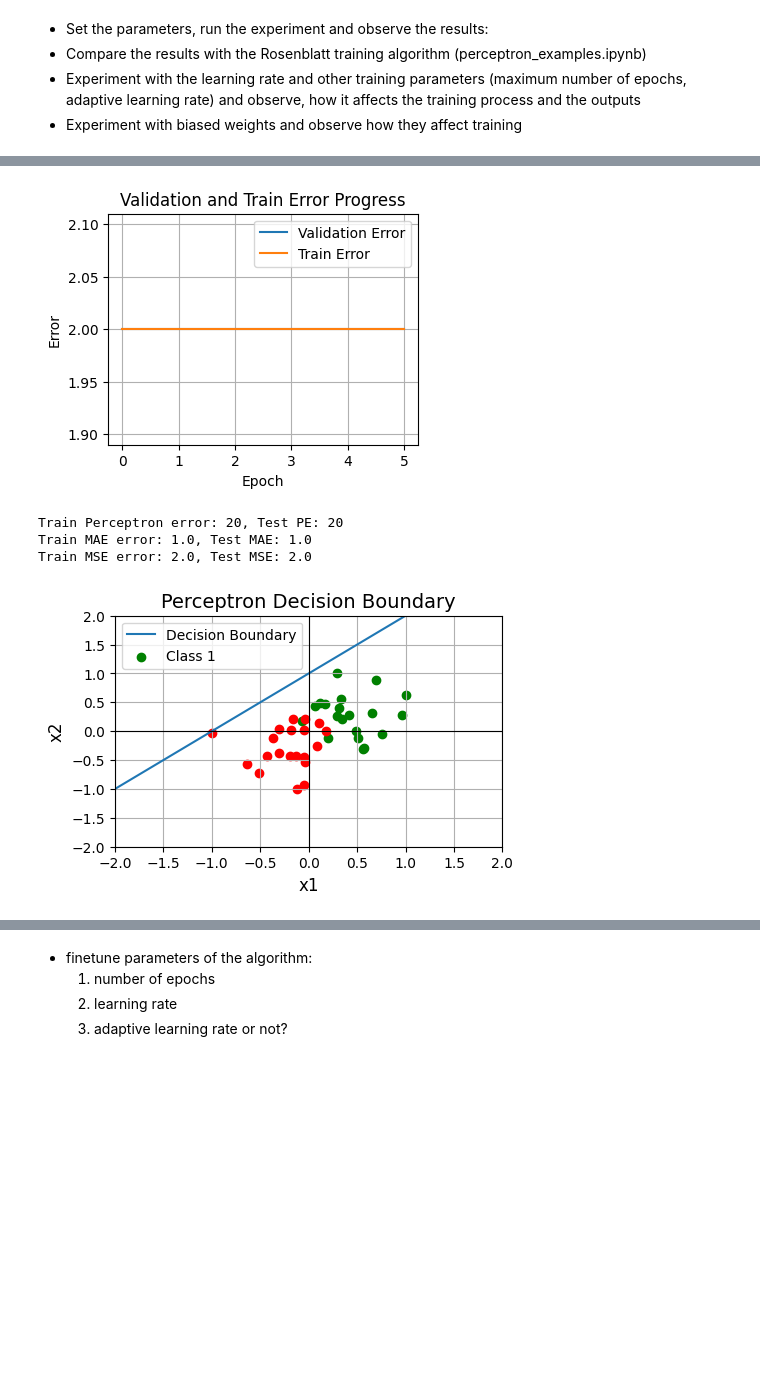
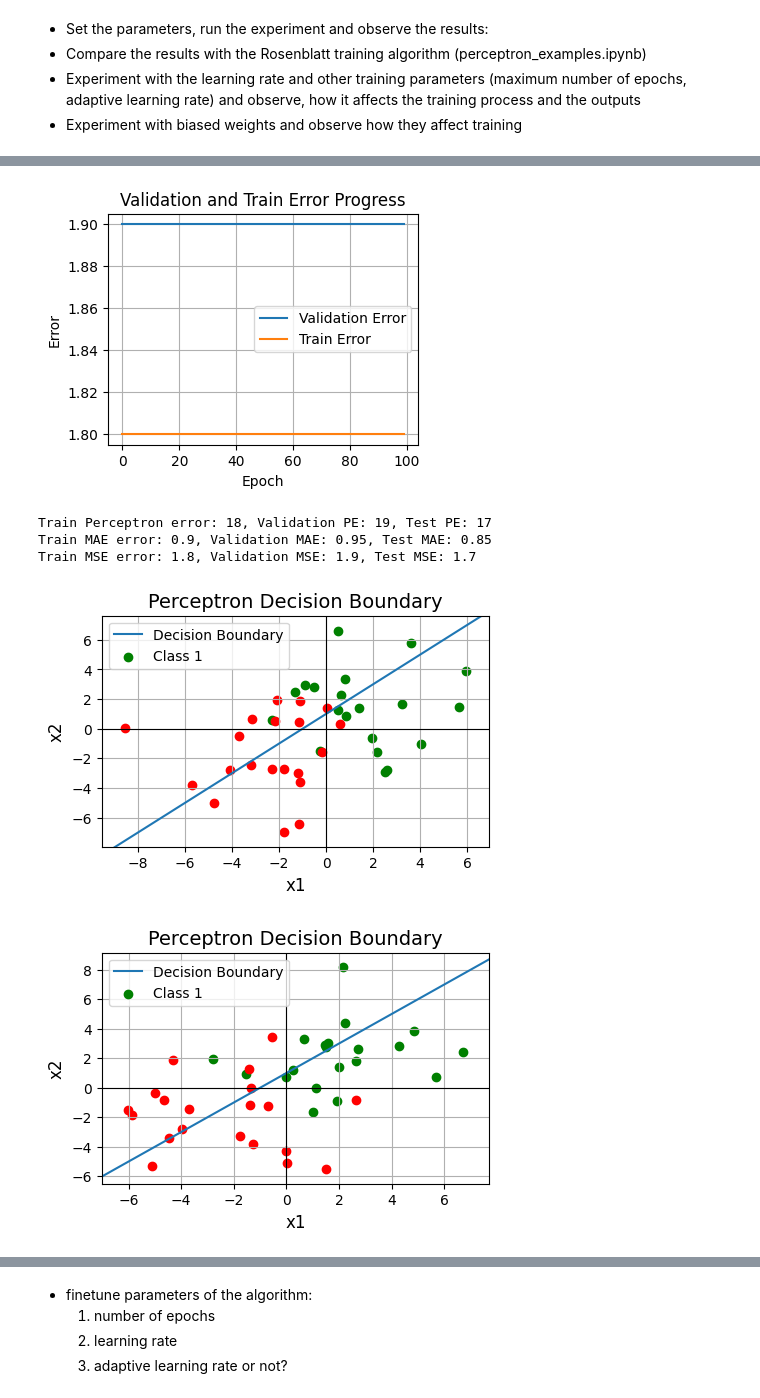
Before and after one commit to reitezuz/18NES1-2026, a Jupyter notebook: week04/tanh_perceptron.ipynb, the cells around one changed output, grey strips where cells are left out. Drawn from its saved outputs; the diff is of its cells as text; code cells hidden in the pictures; blank space fills up the shorter version.

```diff
--- a/week04/tanh_perceptron.ipynb
+++ b/week04/tanh_perceptron.ipynb
@@ -815,10 +823,14 @@ Train MSE error: 0.21840886221327555, Test MSE: 0.2164365348014463
 # %% [markdown]
 ## Example 3:  Randomly Generated Clustered Data
 # %%
-def example_random_clusters(N = 40, spread = 2.0):
+def example_random_clusters(N = 40, spread = 2.5):
     """ Generate two separable clusters """
     cluster_1 = np.random.randn(N//2, 2) * spread + np.array([2, 2])
     cluster_2 = np.random.randn(N//2, 2) * spread + np.array([-2, -2])
     inputs = np.vstack((cluster_1, cluster_2))
     true_outputs = np.hstack((np.ones(N//2), -np.ones(N//2)))  # Labels for clusters
     return inputs, true_outputs.flatten()
+
+# vizualize the clusters
+inputs, true_outputs = example_random_clusters()
+plt.scatter(inputs[:, 0], inputs[:, 1], c=true_outputs)
@@ -930,11 +948,11 @@ adaptive_learning_rate = True #False
 min_error = 0.0001
 epochs = 100
 variant = "iterative" #"batch" #"iterative"
-max_validation_steps = 5 #  early stopping
+max_validation_steps = None #  early stopping
 
 # Train the neuron:
 perceptron = Perceptron(inputs.shape[1], activation, init_method)
-perceptron.set_weights(np.array([10000, -10000]), 10000) # set weights to large values
+perceptron.set_weights(np.array([1000, -1000]), 1000) # set weights to large values
 if variant == 'iterative':
     [training_errors, validation_errors] = perceptron.gradient_descent_iterative(inputs, true_outputs, learning_rate, epochs, adaptive_learning_rate, min_error, max_validation_steps, validation_data, print_progress=print_progress)
 else:
@@ -946,10 +964,13 @@ print(perceptron)
 plot_error_progress(training_errors, validation_errors)
 real_outputs = perceptron.forward(inputs) # forward for the whole dataset
 test_outputs = perceptron.forward(test_inputs)
-print(f"Train Perceptron error: {perceptron_error(true_outputs, real_outputs)}, Test PE: {perceptron_error(test_true_outputs, test_outputs)}")
-print(f"Train MAE error: {MAE_error(true_outputs, real_outputs)}, Test MAE: {MAE_error(test_true_outputs, test_outputs)}")
-print(f"Train MSE error: {MSE_error(true_outputs, real_outputs)}, Test MSE: {MSE_error(test_true_outputs, test_outputs)}")
+val_outputs = perceptron.forward(validation_data[0])
+print(f"Train Perceptron error: {perceptron_error(true_outputs, real_outputs)}, Validation PE: {perceptron_error(validation_data[1], val_outputs)}, Test PE: {perceptron_error(test_true_outputs, test_outputs)}")
+print(f"Train MAE error: {MAE_error(true_outputs, real_outputs)}, Validation MAE: {MAE_error(validation_data[1], val_outputs)}, Test MAE: {MAE_error(test_true_outputs, test_outputs)}")
+print(f"Train MSE error: {MSE_error(true_outputs, real_outputs)}, Validation MSE: {MSE_error(validation_data[1], val_outputs)}, Test MSE: {MSE_error(test_true_outputs, test_outputs)}")
 plot_decision_boundary_2D(perceptron, inputs, true_outputs)
+plot_decision_boundary_2D(perceptron, test_inputs, test_true_outputs)
+
 
 # Create a pandas DataFrame for a nice table
 import pandas as pd
@@ -970,6 +999,7 @@ Perceptron(weights=[[ 10000. -10000.]], bias=9999.830733174167)
-[figure, old version]
+[figure, new version]
-Train Perceptron error: 20, Test PE: 20
-Train MAE error: 1.0, Test MAE: 1.0
-Train MSE error: 2.0, Test MSE: 2.0
+Train Perceptron error: 18, Validation PE: 19, Test PE: 17
+Train MAE error: 0.9, Validation MAE: 0.95, Test MAE: 0.85
+Train MSE error: 1.8, Validation MSE: 1.9, Test MSE: 1.7
-[figure, old version]
+[figure, new version]
+[figure, added]
 |  | Input | Predicted | True |
```
Also changed, not shown: parts of 20 cells of this notebook.
